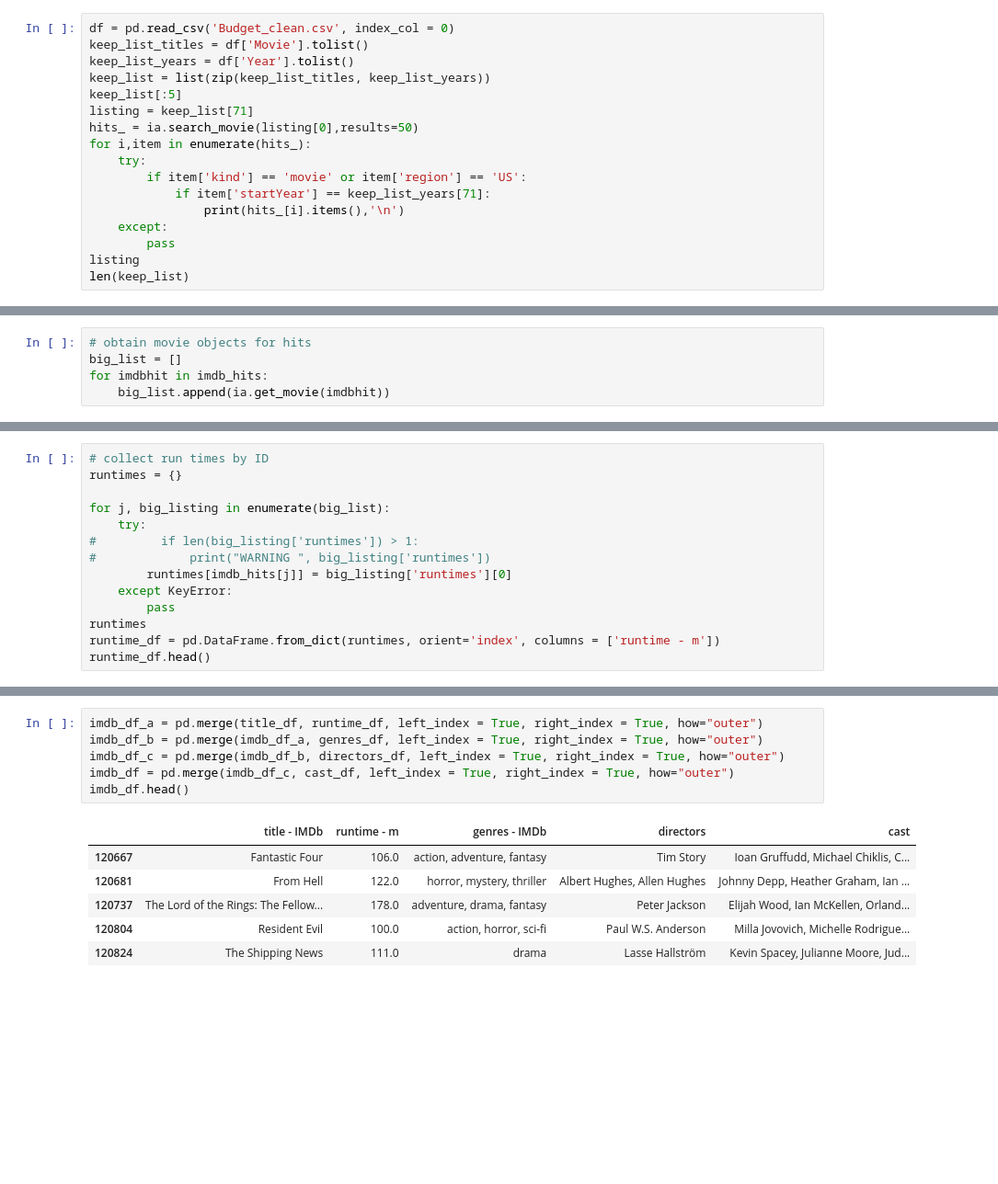
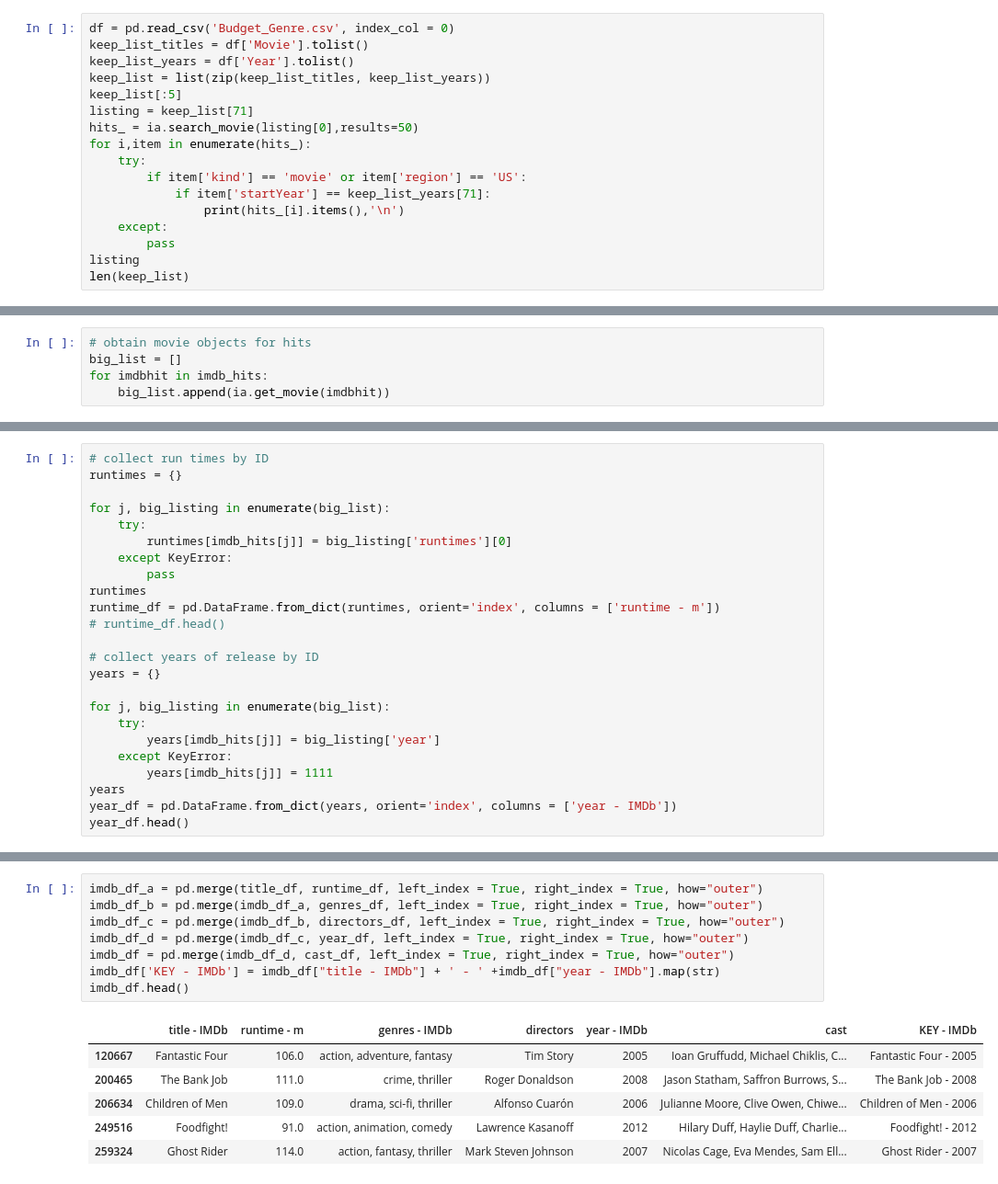
Before and after one commit to CristinaTRico/Mod1Project, a Jupyter notebook: CLE_scratch.ipynb, the cells around one changed output, grey strips where cells are left out. Shown at 92% size. Drawn from its saved outputs; the diff is of its cells as text; blank space fills up the shorter version.

Commit message:
more processing of personnel data

```diff
--- a/CLE_scratch.ipynb
+++ b/CLE_scratch.ipynb
@@ -42,7 +42,7 @@ x.items()
  ('smart canonical title', 'Christmas Carol, A'),
  ('smart long imdb canonical title', 'Christmas Carol, A (2009)')]
 # %%
-df = pd.read_csv('Budget_clean.csv', index_col = 0)
+df = pd.read_csv('Budget_Genre.csv', index_col = 0)
 keep_list_titles = df['Movie'].tolist()
 keep_list_years = df['Year'].tolist()
 keep_list = list(zip(keep_list_titles, keep_list_years))
@@ -149,12 +151,22 @@ runtimes = {}
 
 for j, big_listing in enumerate(big_list):
     try:
-#         if len(big_listing['runtimes']) > 1:
-#             print("WARNING ", big_listing['runtimes'])
         runtimes[imdb_hits[j]] = big_listing['runtimes'][0]
     except KeyError:
         pass
 runtimes
 runtime_df = pd.DataFrame.from_dict(runtimes, orient='index', columns = ['runtime - m'])
-runtime_df.head()
+# runtime_df.head()
+
+# collect years of release by ID
+years = {}
+
+for j, big_listing in enumerate(big_list):
+    try:
+        years[imdb_hits[j]] = big_listing['year']
+    except KeyError:
+        years[imdb_hits[j]] = 1111
+years
+year_df = pd.DataFrame.from_dict(years, orient='index', columns = ['year - IMDb'])
+year_df.head()
 # %% [output]
@@ -248,13 +260,15 @@ title_df.head()
 # %%
 imdb_df_a = pd.merge(title_df, runtime_df, left_index = True, right_index = True, how="outer")
 imdb_df_b = pd.merge(imdb_df_a, genres_df, left_index = True, right_index = True, how="outer")
 imdb_df_c = pd.merge(imdb_df_b, directors_df, left_index = True, right_index = True, how="outer")
-imdb_df = pd.merge(imdb_df_c, cast_df, left_index = True, right_index = True, how="outer")
+imdb_df_d = pd.merge(imdb_df_c, year_df, left_index = True, right_index = True, how="outer")
+imdb_df = pd.merge(imdb_df_d, cast_df, left_index = True, right_index = True, how="outer")
+imdb_df['KEY - IMDb'] = imdb_df["title - IMDb"] + ' - ' +imdb_df["year - IMDb"].map(str)
 imdb_df.head()
 # %% [output]
-|  | title - IMDb | runtime - m | genres - IMDb | directors | cast |
-| 120667 | Fantastic Four | 106.0 | action, adventure, fantasy | Tim Story | Ioan Gruffudd, Michael Chiklis, C... |
-| 120681 | From Hell | 122.0 | horror, mystery, thriller | Albert Hughes, Allen Hughes | Johnny Depp, Heather Graham, Ian ... |
-| 120737 | The Lord of the Rings: The Fellow... | 178.0 | adventure, drama, fantasy | Peter Jackson | Elijah Wood, Ian McKellen, Orland... |
-| 120804 | Resident Evil | 100.0 | action, horror, sci-fi | Paul W.S. Anderson | Milla Jovovich, Michelle Rodrigue... |
-| 120824 | The Shipping News | 111.0 | drama | Lasse Hallström | Kevin Spacey, Julianne Moore, Jud... |
+|  | title - IMDb | runtime - m | genres - IMDb | directors | year - IMDb | cast | KEY - IMDb |
+| 120667 | Fantastic Four | 106.0 | action, adventure, fantasy | Tim Story | 2005 | Ioan Gruffudd, Michael Chiklis, C... | Fantastic Four - 2005 |
+| 200465 | The Bank Job | 111.0 | crime, thriller | Roger Donaldson | 2008 | Jason Statham, Saffron Burrows, S... | The Bank Job - 2008 |
+| 206634 | Children of Men | 109.0 | drama, sci-fi, thriller | Alfonso Cuarón | 2006 | Julianne Moore, Clive Owen, Chiwe... | Children of Men - 2006 |
+| 249516 | Foodfight! | 91.0 | action, animation, comedy | Lawrence Kasanoff | 2012 | Hilary Duff, Haylie Duff, Charlie... | Foodfight! - 2012 |
+| 259324 | Ghost Rider | 114.0 | action, fantasy, thriller | Mark Steven Johnson | 2007 | Nicolas Cage, Eva Mendes, Sam Ell... | Ghost Rider - 2007 |
```
Also changed, not shown: parts of 15 cells of this notebook.
